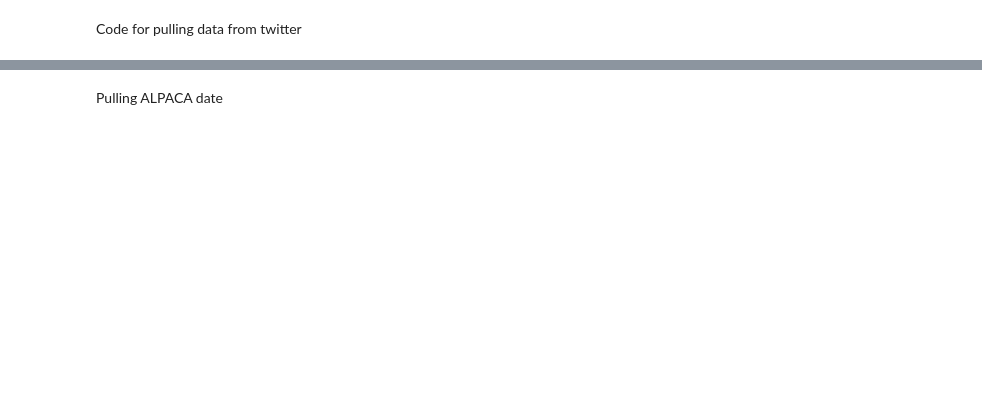
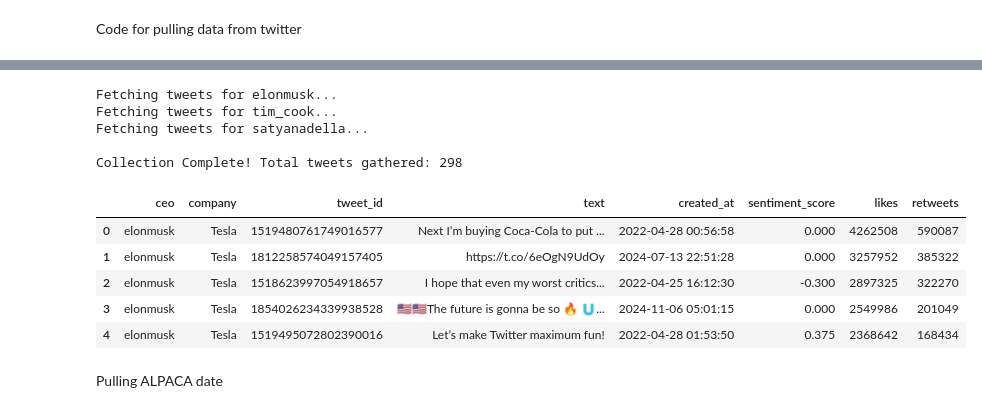
Before and after one commit to ddahlgren11/MoneyMaker, a Jupyter notebook: actualcapstone.ipynb, the cells around one changed output, grey strips where cells are left out. Saved outputs shown, nothing was run; the diff lists cells and outputs as text; code cells hidden in the pictures; blank space fills up the shorter version.

```diff
--- a/actualcapstone.ipynb
+++ b/actualcapstone.ipynb
@@ -94,3 +28,77 @@ WARNING:tweepy.client:Rate limit exceeded. Sleeping for 901 seconds.
+# %%
+from tweety import Twitter
+from textblob import TextBlob
+import pandas as pd
+import time
+import asyncio
+
+# 1. Setup Tweety
+app = Twitter("session")
+
+# 2. Define targets
+ceo_targets = {
+    "elonmusk": "Tesla",
+    "tim_cook": "Apple",
+    "satyanadella": "Microsoft"
+}
+
+all_tweets = []
+
+# 3. Asynchronous function to fetch tweets
+async def fetch_tweets_async():
+    for username, company in ceo_targets.items():
+        try:
+            print(f"Fetching tweets for {username}...")
+
+            # In newer versions of tweety-ns, the method is get_tweets, and it's asynchronous
+            user_tweets = await app.get_tweets(username, pages=1)
+
+            if user_tweets:
+                for tweet in user_tweets:
+                    analysis = TextBlob(tweet.text)
+
+                    all_tweets.append({
+                        'ceo': username,
+                        'company': company,
+                        'tweet_id': tweet.id,
+                        'text': tweet.text,
+                        'created_at': tweet.created_on,
+                        'sentiment_score': analysis.sentiment.polarity,
+                        'likes': getattr(tweet, 'likes', 0),
+                        'retweets': getattr(tweet, 'retweet_counts', 0)
+                    })
+
+            # Small delay to mimic human behavior
+            await asyncio.sleep(2)
+
+        except Exception as e:
+            print(f"Error fetching {username}: {e}")
+
+# Run the asynchronous tweet fetching function
+await fetch_tweets_async()
+
+# 4. Final Dataset processing with safety check
+if all_tweets:
+    df_all_ceos = pd.DataFrame(all_tweets)
+    # Convert date to standard format
+    df_all_ceos['created_at'] = pd.to_datetime(df_all_ceos['created_at']).dt.tz_localize(None)
+    print(f"\nCollection Complete! Total tweets gathered: {len(df_all_ceos)}")
+    display(df_all_ceos.head())
+else:
+    print("\nNo tweets were collected. Check if the usernames are correct or if a login is required.")
+    df_all_ceos = pd.DataFrame() # Create empty DF to prevent downstream errors
+# %% [output]
+Fetching tweets for elonmusk...
+Fetching tweets for tim_cook...
+Fetching tweets for satyanadella...
+
+Collection Complete! Total tweets gathered: 298
+|  | ceo | company | tweet_id | text | created_at | sentiment_score | likes | retweets |
+| 0 | elonmusk | Tesla | 1519480761749016577 | Next I’m buying Coca-Cola to put ... | 2022-04-28 00:56:58 | 0.000 | 4262508 | 590087 |
+| 1 | elonmusk | Tesla | 1812258574049157405 | https://t.co/6eOgN9UdOy | 2024-07-13 22:51:28 | 0.000 | 3257952 | 385322 |
+| 2 | elonmusk | Tesla | 1518623997054918657 | I hope that even my worst critics... | 2022-04-25 16:12:30 | -0.300 | 2897325 | 322270 |
+| 3 | elonmusk | Tesla | 1854026234339938528 | 🇺🇸🇺🇸The future is gonna be so 🔥 🇺... | 2024-11-06 05:01:15 | 0.000 | 2549986 | 201049 |
+| 4 | elonmusk | Tesla | 1519495072802390016 | Let’s make Twitter maximum fun! | 2022-04-28 01:53:50 | 0.375 | 2368642 | 168434 |
 # %% [markdown]
 Pulling ALPACA date
 # %%
```
Also changed, not shown: parts of 37 cells of this notebook.
